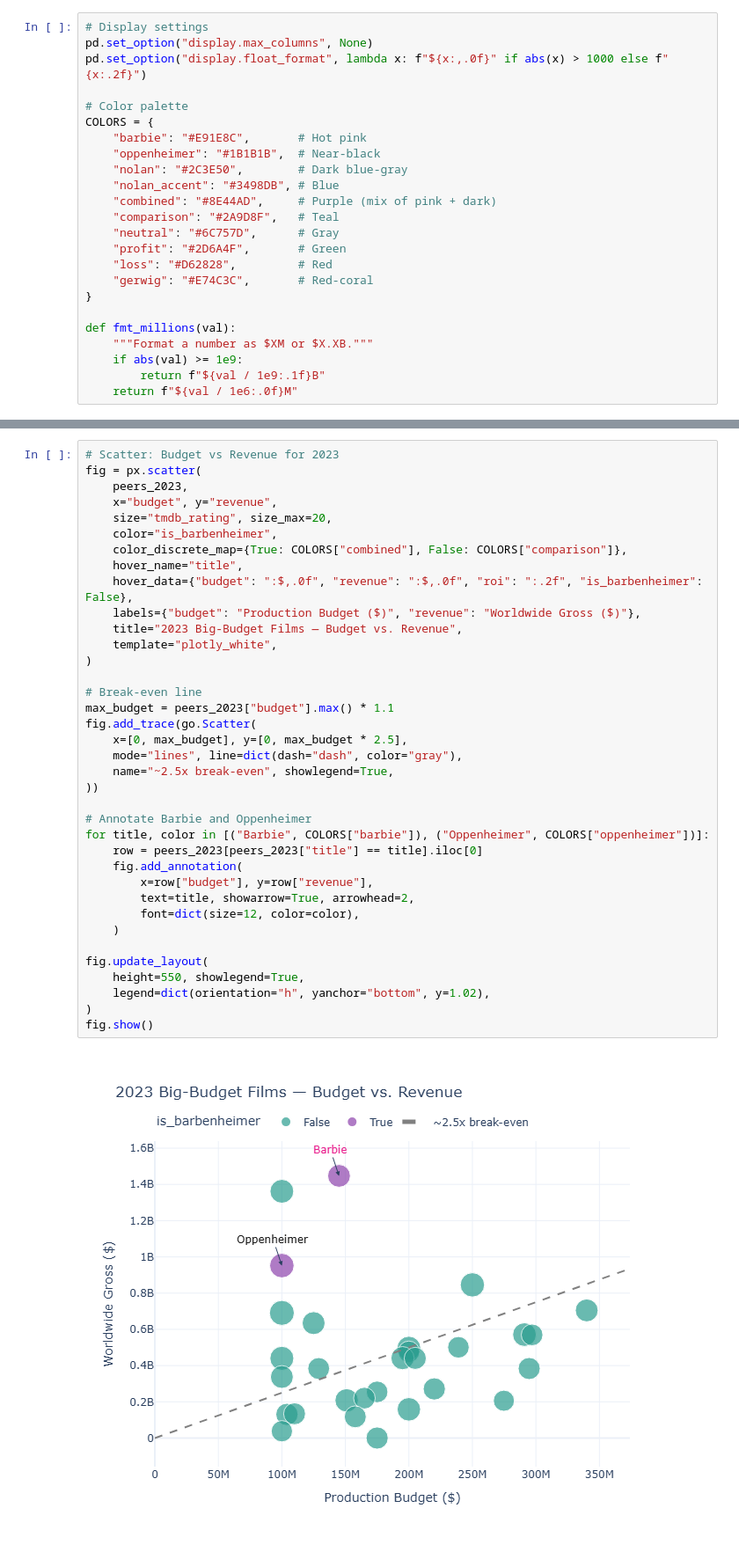
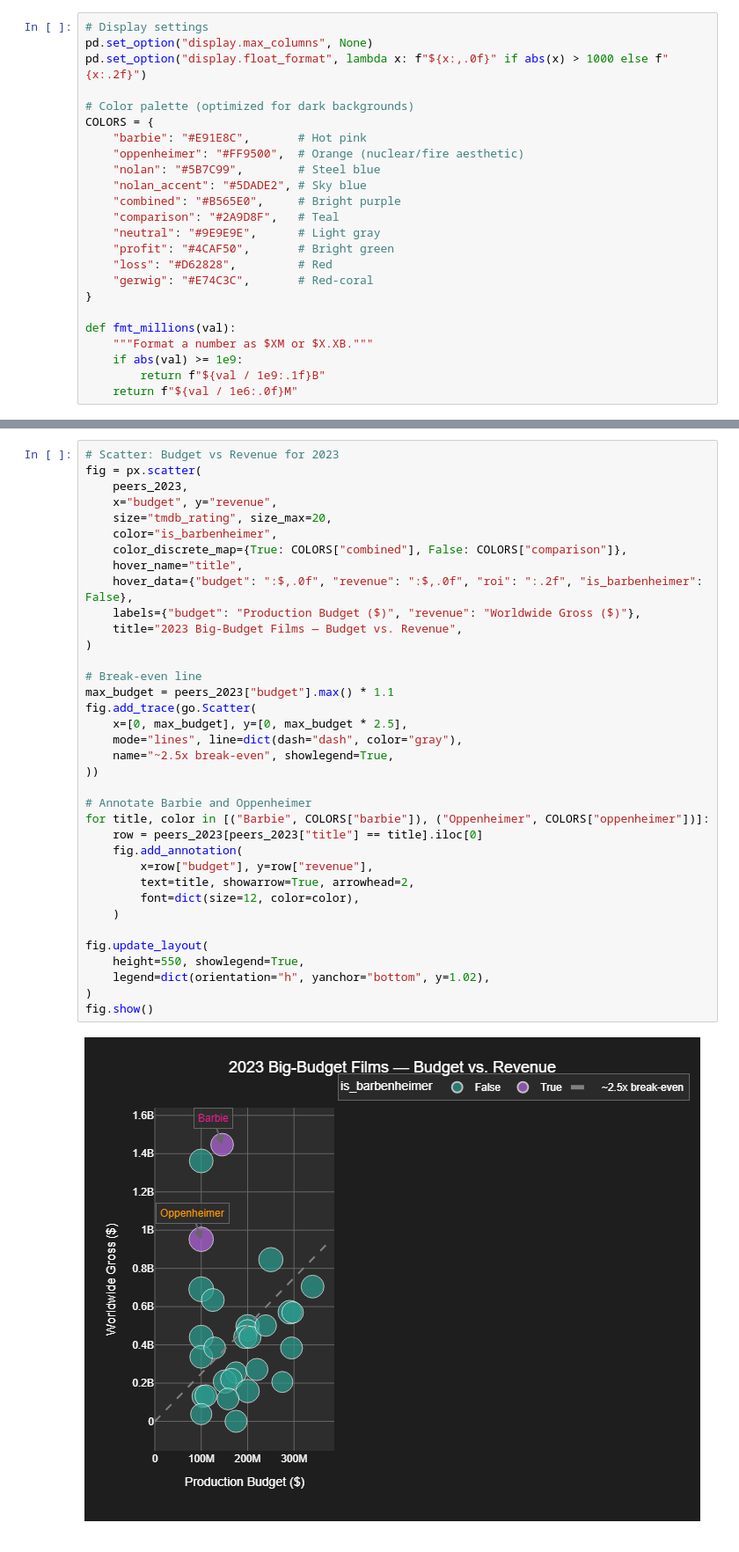
Before and after one commit to JustaKris/Are-You-Not-Entertained, a Jupyter notebook: notebooks/case_studies/02_barbenheimer.ipynb, the cells around one changed output, grey strips where cells are left out. Shown at 88% size. Drawn from its saved outputs; the diff is of its cells as text.

Commit message:
Dark mode for case study notebooks

```diff
--- a/notebooks/case_studies/02_barbenheimer.ipynb
+++ b/notebooks/case_studies/02_barbenheimer.ipynb
@@ -47,16 +47,16 @@ from ayne.utils.query_utils import execute_custom_query, get_db_client
 pd.set_option("display.max_columns", None)
 pd.set_option("display.float_format", lambda x: f"${x:,.0f}" if abs(x) > 1000 else f"{x:.2f}")
 
-# Color palette
+# Color palette (optimized for dark backgrounds)
 COLORS = {
     "barbie": "#E91E8C",       # Hot pink
-    "oppenheimer": "#1B1B1B",  # Near-black
-    "nolan": "#2C3E50",        # Dark blue-gray
-    "nolan_accent": "#3498DB", # Blue
-    "combined": "#8E44AD",     # Purple (mix of pink + dark)
+    "oppenheimer": "#FF9500",  # Orange (nuclear/fire aesthetic)
+    "nolan": "#5B7C99",        # Steel blue
+    "nolan_accent": "#5DADE2", # Sky blue
+    "combined": "#B565E0",     # Bright purple
     "comparison": "#2A9D8F",   # Teal
-    "neutral": "#6C757D",      # Gray
-    "profit": "#2D6A4F",       # Green
+    "neutral": "#9E9E9E",      # Light gray
+    "profit": "#4CAF50",       # Bright green
     "loss": "#D62828",         # Red
     "gerwig": "#E74C3C",       # Red-coral
 }
@@ -646,35 +642,34 @@ fig = px.scatter(
     color_discrete_map={True: COLORS["combined"], False: COLORS["comparison"]},
     hover_name="title",
     hover_data={"budget": ":$,.0f", "revenue": ":$,.0f", "roi": ":.2f", "is_barbenheimer": False},
     labels={"budget": "Production Budget ($)", "revenue": "Worldwide Gross ($)"},
     title="2023 Big-Budget Films — Budget vs. Revenue",
-    template="plotly_white",
 )
 
 # Break-even line
 max_budget = peers_2023["budget"].max() * 1.1
 fig.add_trace(go.Scatter(
     x=[0, max_budget], y=[0, max_budget * 2.5],
     mode="lines", line=dict(dash="dash", color="gray"),
     name="~2.5x break-even", showlegend=True,
 ))
 
 # Annotate Barbie and Oppenheimer
 for title, color in [("Barbie", COLORS["barbie"]), ("Oppenheimer", COLORS["oppenheimer"])]:
     row = peers_2023[peers_2023["title"] == title].iloc[0]
     fig.add_annotation(
         x=row["budget"], y=row["revenue"],
         text=title, showarrow=True, arrowhead=2,
         font=dict(size=12, color=color),
     )
 
 fig.update_layout(
     height=550, showlegend=True,
     legend=dict(orientation="h", yanchor="bottom", y=1.02),
 )
 fig.show()
 # %% [output]
-[figure, old version]
+[figure, new version]
 # %% [markdown]
 ### 2023: The Year of Extremes
 
```
Also changed, not shown: parts of 11 cells of this notebook, 2 other files.
